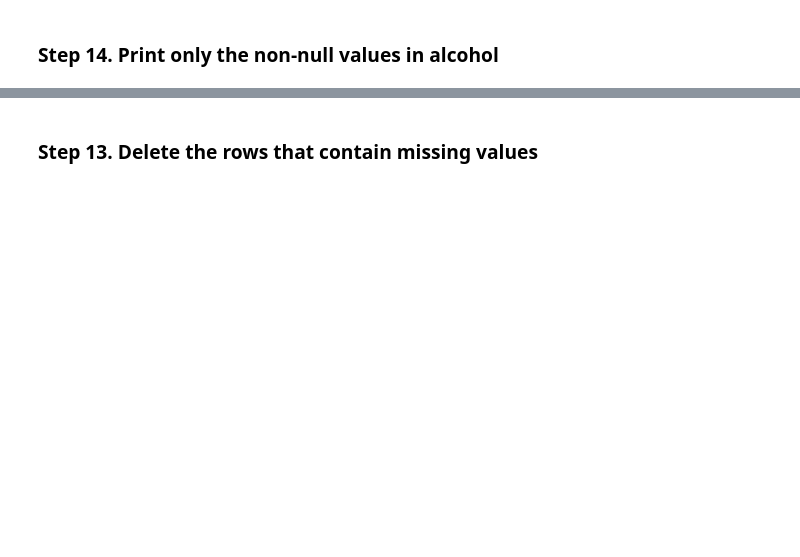
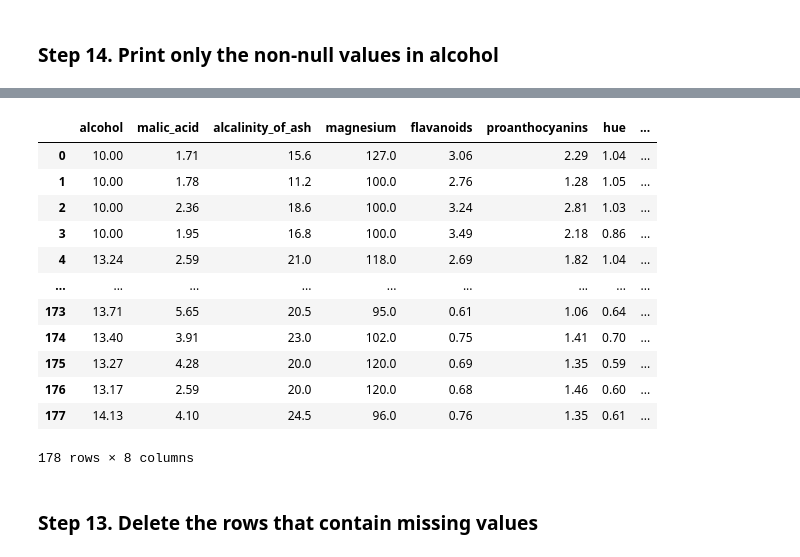
Before and after one commit to phoenix-analytics-ke/q2-data-engineering-workshop, a Jupyter notebook: 02-python-and-sql/exercises/deleting/wine-dataset-exercise.ipynb, the cells around one changed output, grey strips where cells are left out. Cells and saved outputs as stored; diff of their text form; code cells hidden in the pictures; blank space fills up the shorter version.

```diff
--- a/02-python-and-sql/exercises/deleting/wine-dataset-exercise.ipynb
+++ b/02-python-and-sql/exercises/deleting/wine-dataset-exercise.ipynb
@@ -73,0 +115,3 @@ The attributes are (dontated by Riccardo Leardi, riclea '@' anchem.unige.it):
+# %%
+wine.loc[2:3,'magnesium']=np.nan
+wine.head(10)
@@ -83,0 +132,4 @@ The attributes are (dontated by Riccardo Leardi, riclea '@' anchem.unige.it):
+# %%
+wine['alcohol'].fillna(10, inplace=True)
+wine['magnesium'].fillna(100, inplace=True)
+wine.head(10)
@@ -96,2 +161,7 @@ dtype: int64
 # %% [markdown]
 ### Step 10.  Create an array of 10 random numbers up until 10
+# %%
+import random as rand
+rand=np.random.randint(0,11,size=len(wine))
+#choosing to do a rand of the length of the df as 10 random numbers doesn't fit the shape of the df and is leading to errors
+rand
@@ -98,2 +180,5 @@ dtype: int64
 # %% [markdown]
 ### Step 11.  Set the rows of the random numbers in the column
+# %%
+wine['random_column']=rand
+wine.head(10)
@@ -134,2 +213,19 @@ dtype: int64
+# %%
+wine['alcohol'].dropna()
+wine
+# %% [output]
+|  | alcohol | malic_acid | alcalinity_of_ash | magnesium | flavanoids | proanthocyanins | hue | ... |
+| 0 | 10.00 | 1.71 | 15.6 | 127.0 | 3.06 | 2.29 | 1.04 | ... |
+| 1 | 10.00 | 1.78 | 11.2 | 100.0 | 2.76 | 1.28 | 1.05 | ... |
+| 2 | 10.00 | 2.36 | 18.6 | 100.0 | 3.24 | 2.81 | 1.03 | ... |
+| 3 | 10.00 | 1.95 | 16.8 | 100.0 | 3.49 | 2.18 | 0.86 | ... |
+| 4 | 13.24 | 2.59 | 21.0 | 118.0 | 2.69 | 1.82 | 1.04 | ... |
+| ... | ... | ... | ... | ... | ... | ... | ... | ... |
+| 173 | 13.71 | 5.65 | 20.5 | 95.0 | 0.61 | 1.06 | 0.64 | ... |
+| 174 | 13.40 | 3.91 | 23.0 | 102.0 | 0.75 | 1.41 | 0.70 | ... |
+| 175 | 13.27 | 4.28 | 20.0 | 120.0 | 0.69 | 1.35 | 0.59 | ... |
+| 176 | 13.17 | 2.59 | 20.0 | 120.0 | 0.68 | 1.46 | 0.60 | ... |
+| 177 | 14.13 | 4.10 | 24.5 | 96.0 | 0.76 | 1.35 | 0.61 | ... |
+178 rows × 8 columns
 # %% [markdown]
 ### Step 13. Delete the rows that contain missing values
```
Also changed, not shown: parts of 23 cells of this notebook.
